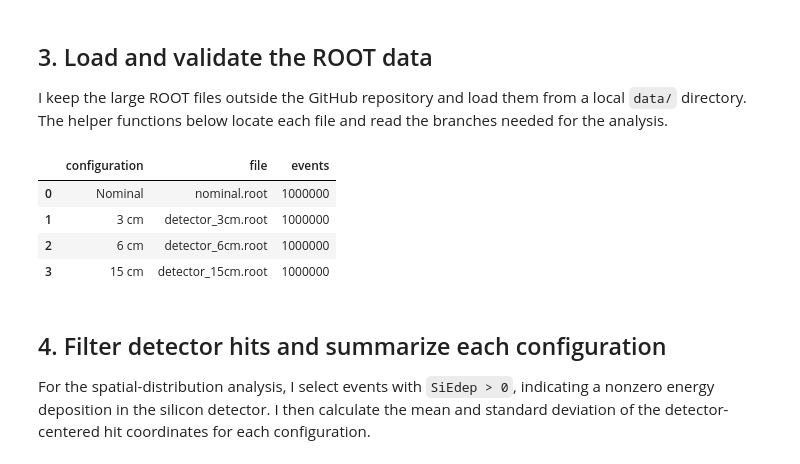
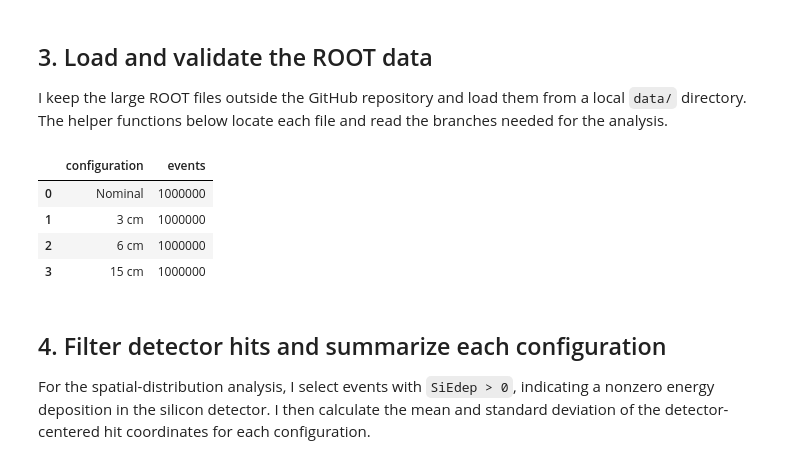
Before and after one commit to davidslone2000/particle-detector-analysis, a Jupyter notebook: particle_detector_analysis.ipynb, the cells around one changed output. Drawn from its saved outputs; the diff is of its cells as text; code cells hidden in the pictures.

Commit message:
Finalize analysis notebook and README

```diff
--- a/particle_detector_analysis.ipynb
+++ b/particle_detector_analysis.ipynb
@@ -63,51 +44,46 @@ PROTONS_PER_SECOND = 280.0
 
 I keep the large ROOT files outside the GitHub repository and load them from a local `data/` directory. The helper functions below locate each file and read the branches needed for the analysis.
 # %%
-DATA_DIR = Path("data")
+def load_root_file(filename, y_center):
+    path = Path("data") / filename
+    tree = uproot.open(path)["Event;6"]
 
-def load_configuration(label):
-    """Load the four ROOT branches used in this analysis."""
-
-    path = DATA_DIR / FILES[label]
-
-    root_file = uproot.open(path)
-    tree = root_file[TREE_NAME]
-
-    arrays = {}
-
-    for branch in BRANCHES:
-        arrays[branch] = tree[branch].array(library="np")
+    xh = tree["xh"].array(library="np")
+    yh = tree["yh"].array(library="np")
+    si_edep = tree["SiEdep"].array(library="np")
 
     return {
-        "label": label,
-        "path": path,
-        "y_center": Y_CENTERS_MM[label],
-        **arrays,
+        "y_center": y_center,
+        "xh": xh,
+        "yh": yh,
+        "SiEdep": si_edep,
     }
 
 
-configs = {}
-
-for label in FILES:
-    configs[label] = load_configuration(label)
+nominal = load_root_file("nominal.root", 121.00)
+detector_3cm = load_root_file("detector_3cm.root", 130.27)
+detector_6cm = load_root_file("detector_6cm.root", 139.54)
+detector_15cm = load_root_file("detector_15cm.root", 167.35)
 
 
-summary = []
+# Confirm that each simulation loaded the expected number of events
+load_summary = pd.DataFrame({
+    "configuration": ["Nominal", "3 cm", "6 cm", "15 cm"],
+    "events": [
+        len(nominal["xh"]),
+        len(detector_3cm["xh"]),
+        len(detector_6cm["xh"]),
+        len(detector_15cm["xh"]),
+    ],
+})
 
-for label, cfg in configs.items():
-    summary.append({
-        "configuration": label,
-        "file": cfg["path"].name,
-        "events": len(cfg["xh"]),
-    })
-
-pd.DataFrame(summary)
+load_summary
 # %% [output]
-|  | configuration | file | events |
-| 0 | Nominal | nominal.root | 1000000 |
-| 1 | 3 cm | detector_3cm.root | 1000000 |
-| 2 | 6 cm | detector_6cm.root | 1000000 |
-| 3 | 15 cm | detector_15cm.root | 1000000 |
+|  | configuration | events |
+| 0 | Nominal | 1000000 |
+| 1 | 3 cm | 1000000 |
+| 2 | 6 cm | 1000000 |
+| 3 | 15 cm | 1000000 |
 # %% [markdown]
 ## 4. Filter detector hits and summarize each configuration
 
```
Also changed, not shown: parts of 7 cells of this notebook, 3 other files.
